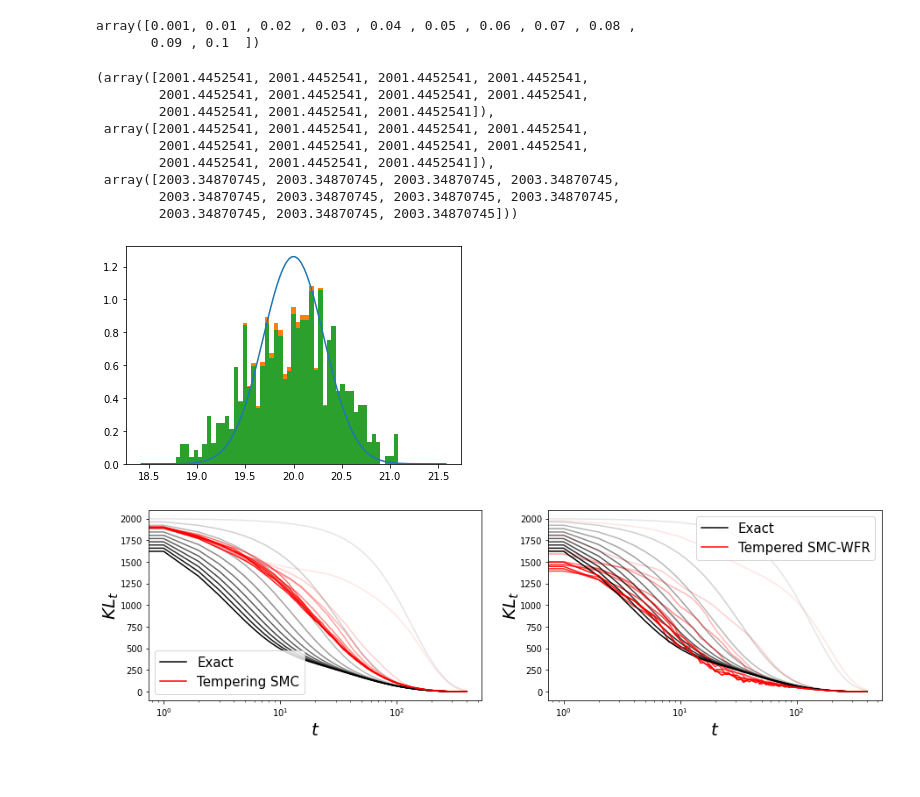
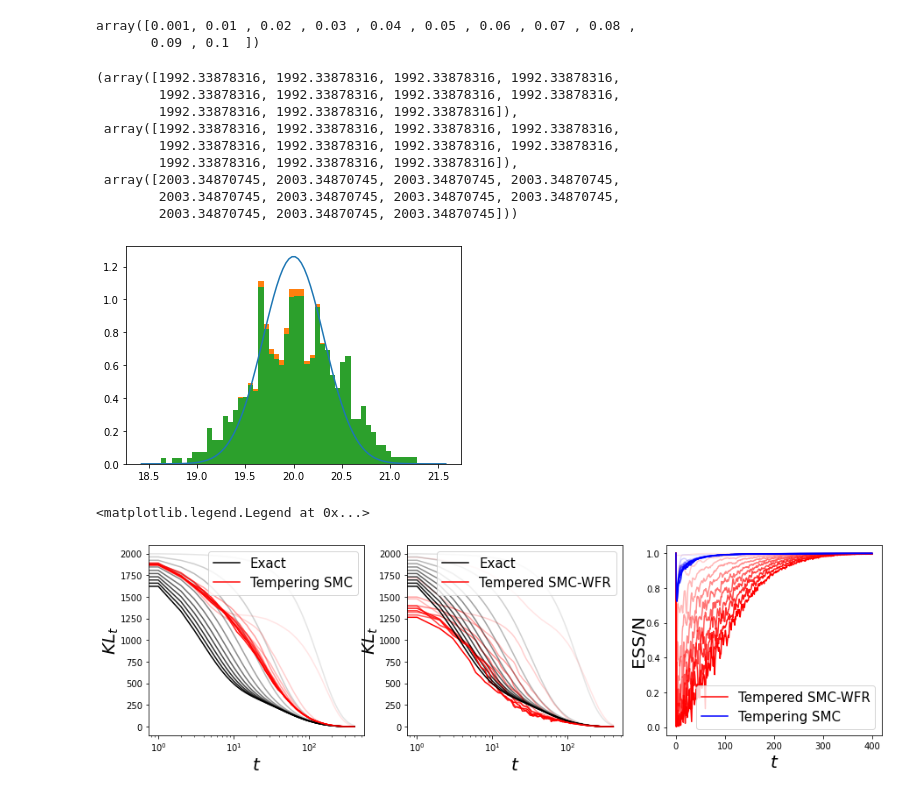
Before and after one commit to FrancescaCrucinio/SMC-WFR, a Jupyter notebook: TemperedDynamics/TemperedFRVSTemperingSMC.ipynb, the cells around one changed output. Drawn from its saved outputs; the diff is of its cells as text; code cells hidden in the pictures.

```diff
--- a/TemperedDynamics/TemperedFRVSTemperingSMC.ipynb
+++ b/TemperedDynamics/TemperedFRVSTemperingSMC.ipynb
@@ -38,6 +38,9 @@ W_twfr = np.zeros((gammas.size, Niter+1, N))
 mean_eq_twfr = np.zeros((gammas.size, Niter+1))
 var_eq_twfr = np.zeros((gammas.size, Niter+1))
 kl_eq_twfr = np.zeros((gammas.size, Niter+1))
+
+ess_twfr = np.zeros((gammas.size, Niter+1))
+ess_tsmc = np.zeros((gammas.size, Niter+1))
 # %%
 gammas
 # %% [output]
@@ -51,8 +54,10 @@ for j in range(gammas.size):
     mean_eq_twfr[j], var_eq_twfr[j], kl_eq_twfr[j] = ode.tempered_wfr_infinite_time(mu0, mu, sigma0, sigma,  Niter, gamma, lseq_linear)
     X_tsmc[j, 0, :] = X0
     W_tsmc[j, 0, :] = np.ones(N)/N
+    ess_tsmc[j, 0] = 1/np.sum(W_tsmc[j, 0, :]**2)
     X_twfr[j, 0, :] = X0
     W_twfr[j, 0, :] = np.ones(N)/N
+    ess_twfr[j, 0] = 1/np.sum(W_twfr[j, 0, :]**2)
     for i in range(1, Niter+1):
         l = lseq_linear[i]
         noise = np.random.normal(0, 1, size = N)
@@ -63,13 +68,15 @@ for j in range(gammas.size):
             X_tsmc[j, i-1, :] = X_tsmc[j, i-1, ancestors]
         X_tsmc[j, i, :], _ = algo.tempered_W_move(mu, sigma, X_tsmc[j, i-1, :], gamma, noise, l)
         W_tsmc[j, i, :] = algo.SMC_reweigthing(mu, sigma, X_tsmc[j, i,:], l-lseq_linear[i-1])
+        ess_tsmc[j, i] = 1/np.sum(W_tsmc[j, i, :]**2)
         # T-WFR
         if(i > 1):
             # resample
             ancestors = rs.resampling('stratified', W_twfr[j, i-1, :])
             X_twfr[j, i-1, :] = X_twfr[j, i-1, ancestors]
         X_twfr[j, i, :], gradient_step_twfr = algo.tempered_W_move(mu, sigma, X_twfr[j, i-1, :], gamma, noise, l)
-        W_twfr[j, i, :] = algo.FR_reweigthing(mu, sigma, X_twfr[j, i, :], gamma, delta_linear, gradient_step_twfr)
+        W_twfr[j, i, :] = algo.FR_reweigthing(mu, sigma, X_twfr[j, i, :], gamma, delta_linear, gradient_step_twfr, W_twfr[j, i-1, :])
+        ess_twfr[j, i] = 1/np.sum(W_twfr[j, i, :]**2)
 # %%
 mean_twfr = np.zeros((gammas.size, Niter+1))
 var_twfr = np.zeros((gammas.size, Niter+1))
@@ -89,12 +96,12 @@ for j in range(gammas.size):
 # %%
 kl_twfr[:, 0], kl_tsmc[:, 0], kl_eq_twfr[:, 0]
 # %% [output]
-(array([2001.4452541, 2001.4452541, 2001.4452541, 2001.4452541,
-        2001.4452541, 2001.4452541, 2001.4452541, 2001.4452541,
-        2001.4452541, 2001.4452541, 2001.4452541]),
- array([2001.4452541, 2001.4452541, 2001.4452541, 2001.4452541,
-        2001.4452541, 2001.4452541, 2001.4452541, 2001.4452541,
-        2001.4452541, 2001.4452541, 2001.4452541]),
+(array([1992.33878316, 1992.33878316, 1992.33878316, 1992.33878316,
+        1992.33878316, 1992.33878316, 1992.33878316, 1992.33878316,
+        1992.33878316, 1992.33878316, 1992.33878316]),
+ array([1992.33878316, 1992.33878316, 1992.33878316, 1992.33878316,
+        1992.33878316, 1992.33878316, 1992.33878316, 1992.33878316,
+        1992.33878316, 1992.33878316, 1992.33878316]),
  array([2003.34870745, 2003.34870745, 2003.34870745, 2003.34870745,
         2003.34870745, 2003.34870745, 2003.34870745, 2003.34870745,
         2003.34870745, 2003.34870745, 2003.34870745]))
@@ -103,33 +110,45 @@ plt.plot(np.linspace(mu-5*np.sqrt(sigma), mu+5*np.sqrt(sigma), 100), norm.pdf(np
 plt.hist(X_twfr[-1, -1, :], density = True, weights = W_twfr[-1, -1, :], bins = 50);
 plt.hist(X_tsmc[-1, -1, :], density = True, weights = W_tsmc[-1, -1, :], bins = 50);
 # %% [output]
-[figure, old version]
+[figure, new version]
 # %%
 alphas = np.linspace(0.1, 1, gammas.size)
 
 plt.figure(figsize = (15, 4))
-plt.subplot(1, 2, 1)
+plt.subplot(1, 3, 1)
 for j in range(gammas.size):
     if(j == gammas.size-1):
         plt.plot(kl_eq_twfr[j, :], c = 'black', alpha = alphas[j], label = 'Exact');
         plt.plot(kl_tsmc[j, :], c = 'red', alpha = alphas[j], label = 'Tempering SMC');
     else:
         plt.semilogx(kl_eq_twfr[j, :], c = 'black', alpha = alphas[j]);
         plt.plot(kl_tsmc[j, :], c = 'red', alpha = alphas[j]);
 plt.xlabel('$t$', fontsize = 20)
 plt.ylabel('$KL_t$', fontsize = 20, labelpad=-1)
 plt.legend(fontsize = 15)
-plt.subplot(1, 2, 2)
+plt.subplot(1, 3, 2)
 for j in range(gammas.size):
     if(j == gammas.size-1):
         plt.semilogx(kl_eq_twfr[j, :], c = 'black', alpha = alphas[j], label = 'Exact');
         plt.plot(kl_twfr[j, :], c = 'red', alpha = alphas[j], label = 'Tempered SMC-WFR');
     else:
         plt.plot(kl_eq_twfr[j, :], c = 'black', alpha = alphas[j]);
         plt.plot(kl_twfr[j, :], c = 'red', alpha = alphas[j]);
 plt.xlabel('$t$', fontsize = 20)
 plt.ylabel('$KL_t$', fontsize = 20, labelpad=-1)
 plt.legend(fontsize = 15)
+plt.subplot(1, 3, 3)
+for j in range(gammas.size):
+    if(j == gammas.size-1):
+        plt.plot(ess_twfr[j, :]/N, c = 'red', alpha = alphas[j], label = 'Tempered SMC-WFR');
+        plt.plot(ess_tsmc[j, :]/N, c = 'blue', alpha = alphas[j], label = 'Tempering SMC');
+    else:
+        plt.plot(ess_twfr[j, :]/N, c = 'red', alpha = alphas[j]);
+        plt.plot(ess_tsmc[j, :]/N, c = 'blue', alpha = alphas[j]);
+plt.xlabel('$t$', fontsize = 20)
+plt.ylabel('ESS/N', fontsize = 20, labelpad=-1)
+plt.legend(fontsize = 15)
 # plt.savefig('gaussian_tempered_fr_smc.pdf', bbox_inches="tight")
 # %% [output]
+<matplotlib.legend.Legend at 0x...>
-[figure, old version]
+[figure, new version]
```
Also changed, not shown: parts of 3 cells of this notebook, 1 other file.
